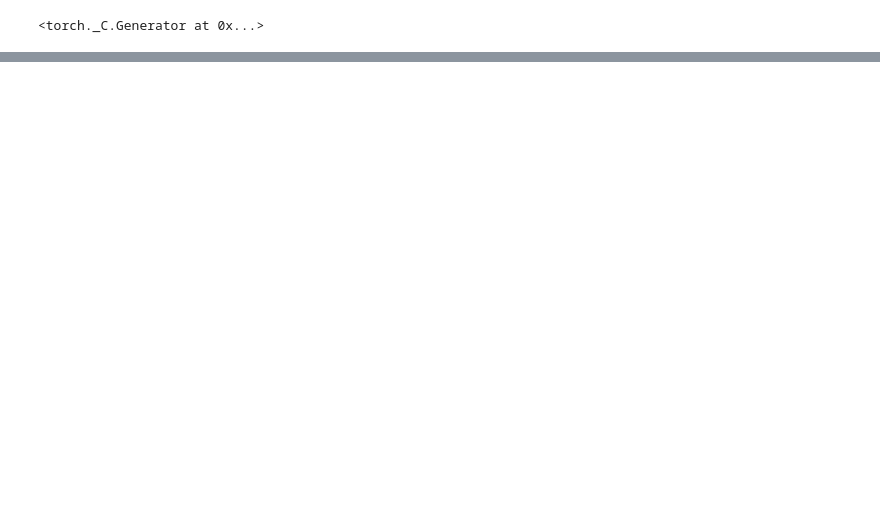
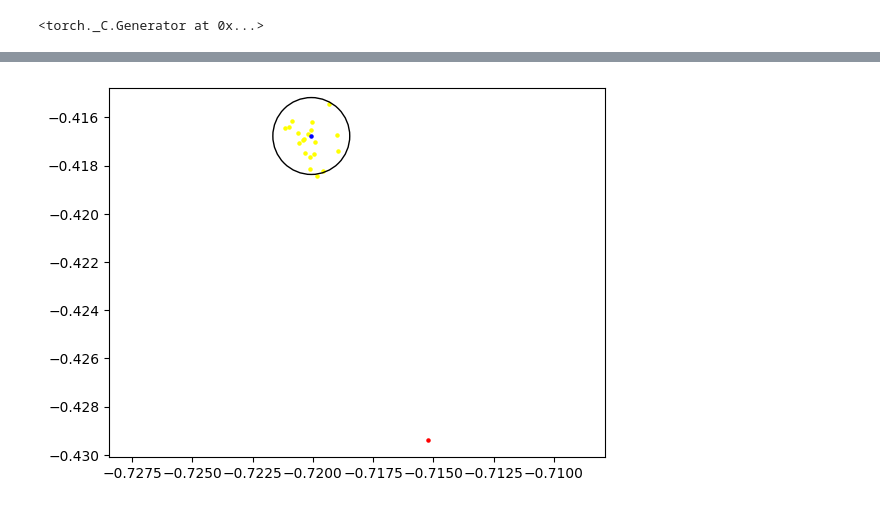
Before and after one commit to JHeinzde/pytorch-playground, a Jupyter notebook: pytorch-autoencoder.ipynb, the cells around one changed output, grey strips where cells are left out. Saved outputs shown, nothing was run; the diff lists cells and outputs as text; code cells hidden in the pictures; blank space fills up the shorter version.

```diff
--- a/pytorch-autoencoder.ipynb
+++ b/pytorch-autoencoder.ipynb
@@ -156,0 +241,42 @@ plt.show()
+# %%
+for epoch in range(500):
+    for data in train_loader:
+        inputs, targets = data
+        optimizer.zero_grad()
+        outputs = dsvdd.forward(inputs)
+        dist = torch.sum((outputs - c) ** 2, dim=1)
+        loss = torch.mean(dist)
+        loss.backward()
+        losses.append(loss)
+        optimizer.step()
+# %%
+figure, axes = plt.subplots()
+uc_3 = plt.Circle(c, R,fill=False)
+
+new_x = []
+new_y = []
+
+for data in transformed_data:
+    map = dsvdd.forward(data).cpu().detach().numpy()
+    new_x.append(map[0])
+    new_y.append(map[1])
+
+
+anomalous = transformed_data[0].cpu().detach().numpy()
+
+anomalous[0] = random.random() * 20
+anomalous[1] = random.random() * 15
+anomalous = torch.tensor(anomalous, dtype=torch.float32, device=device)
+an  = dsvdd.forward(anomalous).cpu().detach().numpy()
+center = c.cpu().detach().numpy()
+points_2 = plt.scatter(new_x, new_y,
+                       color="yellow", s=5)
+plt.scatter(an[0], an[1],
+            color="red", s=5)
+plt.scatter(center[0], center[1],
+            color="blue", s=5)
+axes.add_artist(uc_3)
+plt.axis('equal')
+plt.show()
+# %% [output]
+[figure, added]
```
Also changed, not shown: parts of 6 cells of this notebook.
